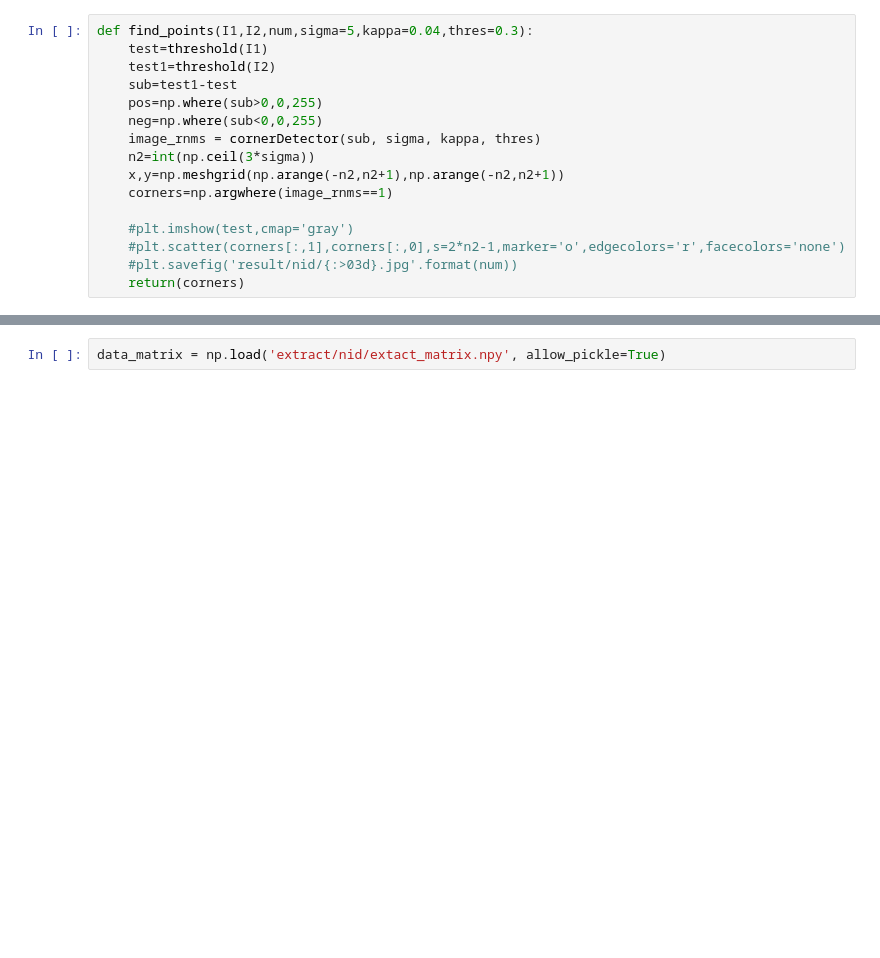
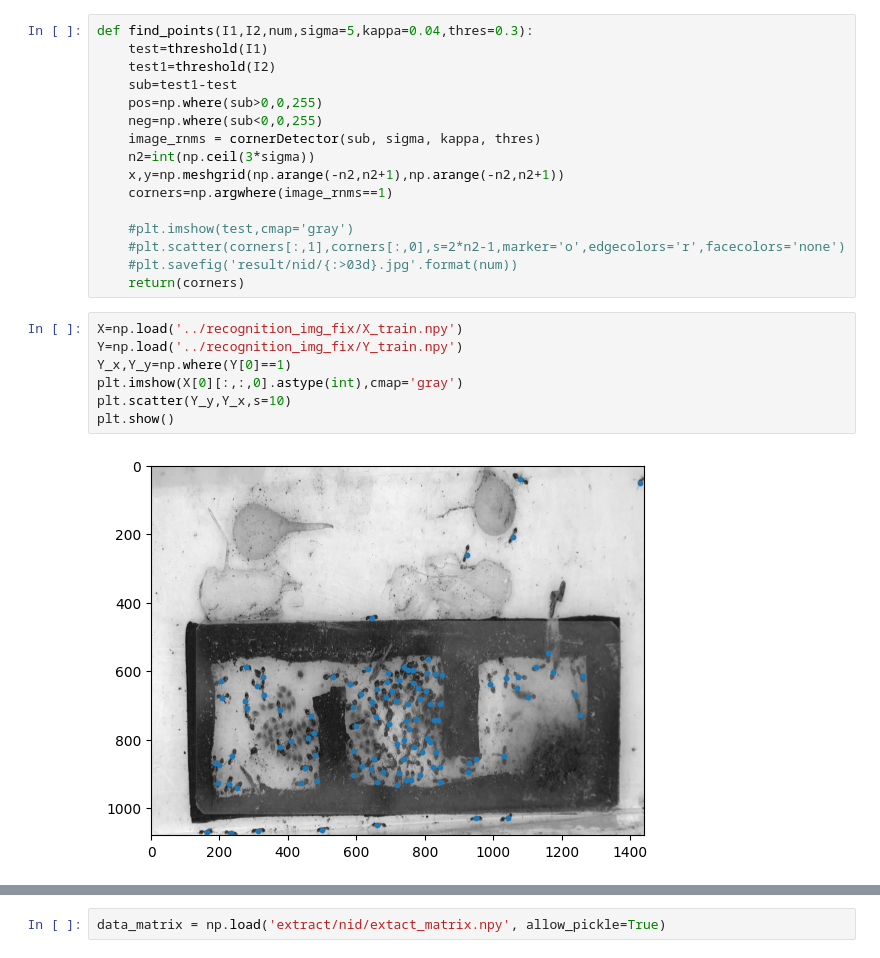
Before and after one commit to kirito-night/PLDAC, a Jupyter notebook: code_extraction/extract_fourmis1.ipynb, the cells around one changed output, grey strips where cells are left out. Saved outputs shown, nothing was run; the diff lists cells and outputs as text; blank space fills up the shorter version.

```diff
--- a/code_extraction/extract_fourmis1.ipynb
+++ b/code_extraction/extract_fourmis1.ipynb
@@ -81,3 +81,12 @@ def find_points(I1,I2,num,sigma=5,kappa=0.04,thres=0.3):
     #plt.scatter(corners[:,1],corners[:,0],s=2*n2-1,marker='o',edgecolors='r',facecolors='none')
     #plt.savefig('result/nid/{:>03d}.jpg'.format(num))
     return(corners)
+# %%
+X=np.load('../recognition_img_fix/X_train.npy')
+Y=np.load('../recognition_img_fix/Y_train.npy')
+Y_x,Y_y=np.where(Y[0]==1)
+plt.imshow(X[0][:,:,0].astype(int),cmap='gray')
+plt.scatter(Y_y,Y_x,s=10)
+plt.show()
+# %% [output]
+[figure, added]
```
Also changed, not shown: parts of 11 cells of this notebook, 20 other files.
